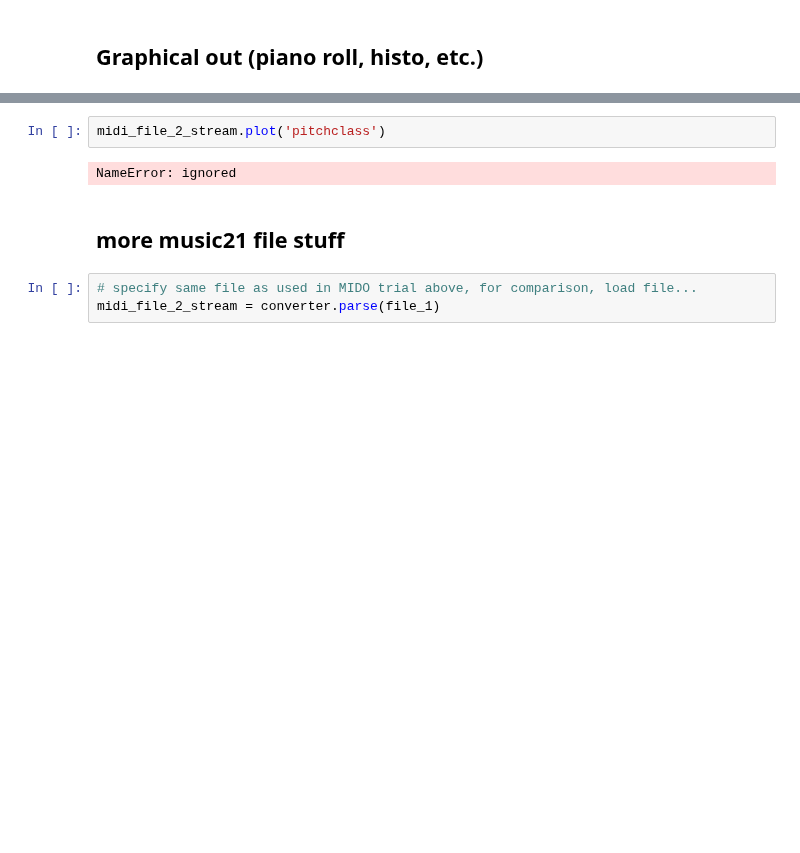
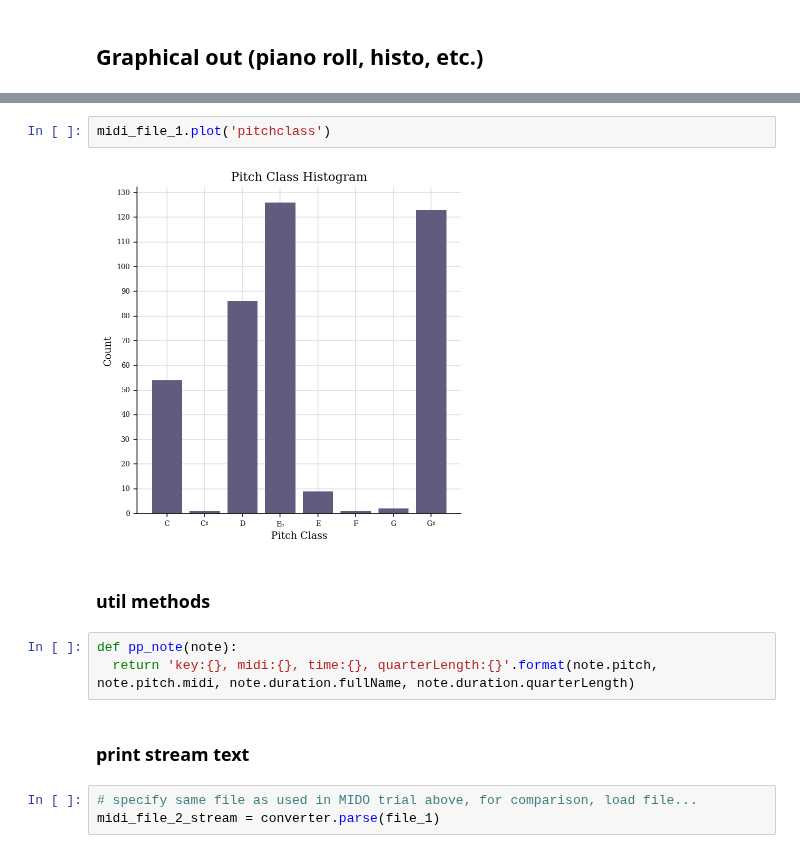
Before and after one commit to curtiscu/LYIT, a Jupyter notebook: MIDI_Tests_1.ipynb, the cells around one changed output, grey strips where cells are left out. Cells and saved outputs as stored; diff of their text form; blank space fills up the shorter version.

```diff
--- a/MIDI_Tests_1.ipynb
+++ b/MIDI_Tests_1.ipynb
@@ -281,9 +297,14 @@ midi_file_1.measures(0, 4).show("text")
 # %%
-midi_file_2_stream.plot('pitchclass')
+midi_file_1.plot('pitchclass')
 # %% [output]
-NameError: ignored
+[figure, added]
-# %% [markdown]
-## more music21 file stuff
+# %% [markdown]
+### util methods
+# %%
+def pp_note(note):
+  return 'key:{}, midi:{}, time:{}, quarterLength:{}'.format(note.pitch, note.pitch.midi, note.duration.fullName, note.duration.quarterLength)
+# %% [markdown]
+### print stream text
 # %%
 # specify same file as used in MIDO trial above, for comparison, load file...
 midi_file_2_stream = converter.parse(file_1)
```
Also changed, not shown: parts of 23 cells of this notebook.
